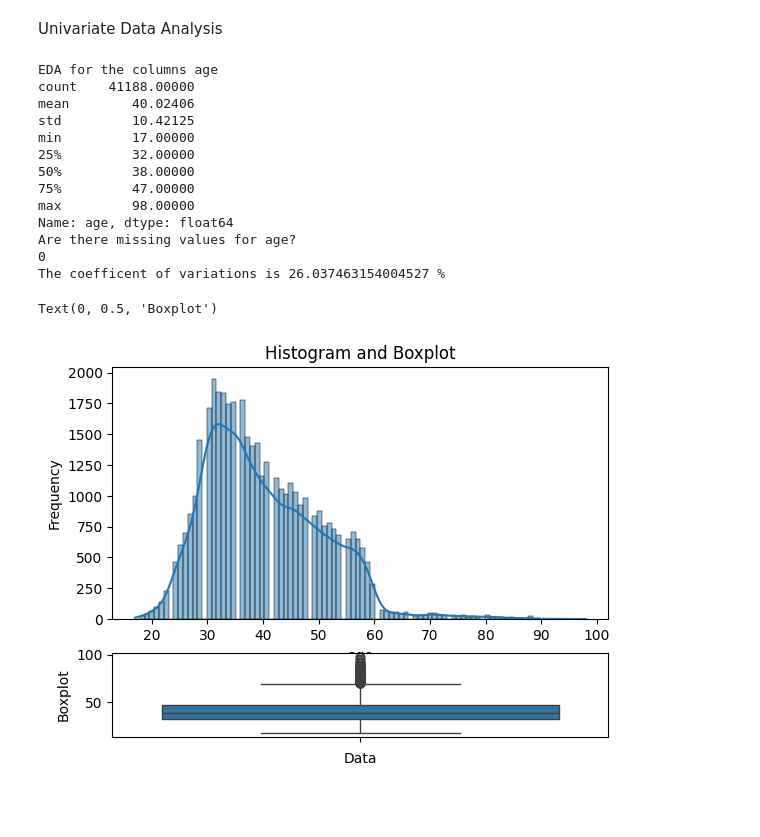
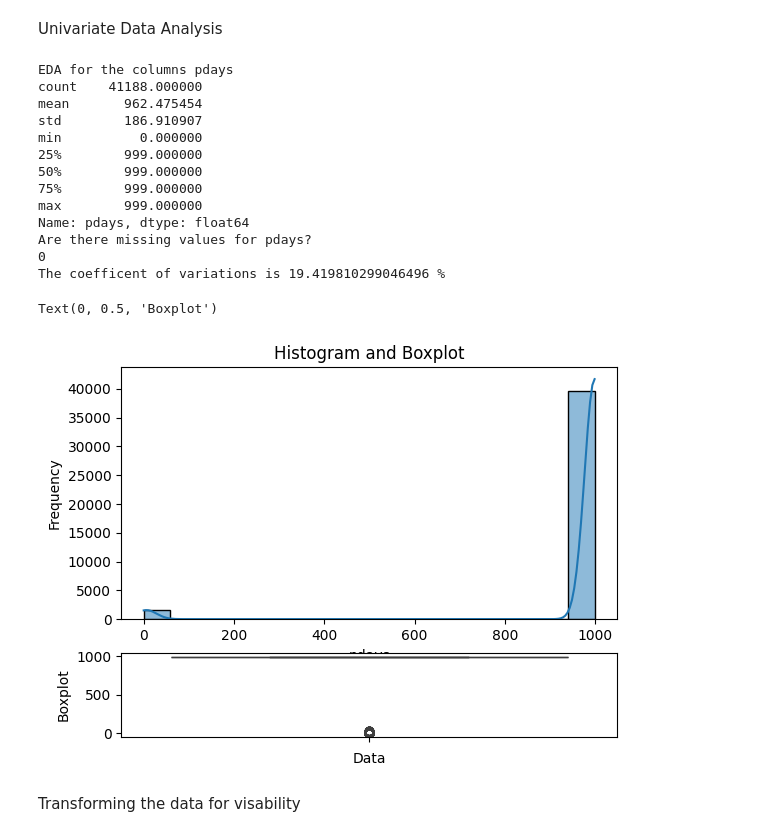
Before and after one commit to Skcodingacademy/machine-learning-python-template-ds-2023, a Jupyter notebook: src/explore.ipynb, the cells around one changed output. Saved outputs shown, nothing was run; the diff lists cells and outputs as text; code cells hidden in the pictures; blank space fills up the shorter version.

```diff
--- a/src/explore.ipynb
+++ b/src/explore.ipynb
@@ -54,47 +54,49 @@ target = "y"
 # %% [markdown]
 Univariate Data Analysis
 # %%
-col = 0
+col = 3
 print(f"EDA for the columns {numerical_col[col]}")
 print(df[numerical_col[col]].describe())
 print(f"Are there missing values for {numerical_col[col]}?")
 print(df[numerical_col[col]].isna().sum())
 q25 = df[numerical_col[col]].quantile(0.25)
 q75 = df[numerical_col[col]].quantile(0.75)
 IQR = q75-q25
 df[numerical_col[col]+"_lower_outliers"] = np.where(df[numerical_col[col]] <q25-3*IQR, 1, 0 )
 df[numerical_col[col]+"_upper_outliers"] = np.where(df[numerical_col[col]] <q75-3*IQR, 1, 0 )
 print(f"The coefficent of variations is {100*df[numerical_col[col]].std()/df[numerical_col[col]].mean()} %")
 
 #Figure and axis
 fig, (ax1, ax2) = plt.subplots(2,1, sharex= False, gridspec_kw={'height_ratios': [3,1]})
 
 sns.histplot(df[numerical_col[col]],kde=True,ax=ax1)
 ax1.set_title('Histogram and Boxplot')
 ax1.set_ylabel('Frequency')
 
 sns.boxplot(df[numerical_col[col]],ax=ax2)
 ax2.set_xlabel('Data')
 ax2.set_ylabel('Boxplot')
 
 
 #print(f"\nVisually investigate outliers")
 #plt.boxplot(df[numerical_col[col]])
 #print(f"\nVisually plot histogram")
 #plt.hist(df[numerical_col[col]])
 # %% [output]
-EDA for the columns age
-count    41188.00000
-mean        40.02406
-std         10.42125
-min         17.00000
-25%         32.00000
-50%         38.00000
-75%         47.00000
-max         98.00000
-Name: age, dtype: float64
-Are there missing values for age?
+EDA for the columns pdays
+count    41188.000000
+mean       962.475454
+std        186.910907
+min          0.000000
+25%        999.000000
+50%        999.000000
+75%        999.000000
+max        999.000000
+Name: pdays, dtype: float64
+Are there missing values for pdays?
 0
-The coefficent of variations is 26.037463154004527 %
+The coefficent of variations is 19.419810299046496 %
 Text(0, 0.5, 'Boxplot')
-[figure, old version]
+[figure, new version]
+# %% [markdown]
+Transforming the data for visability
```
Also changed, not shown: parts of 3 cells of this notebook.
